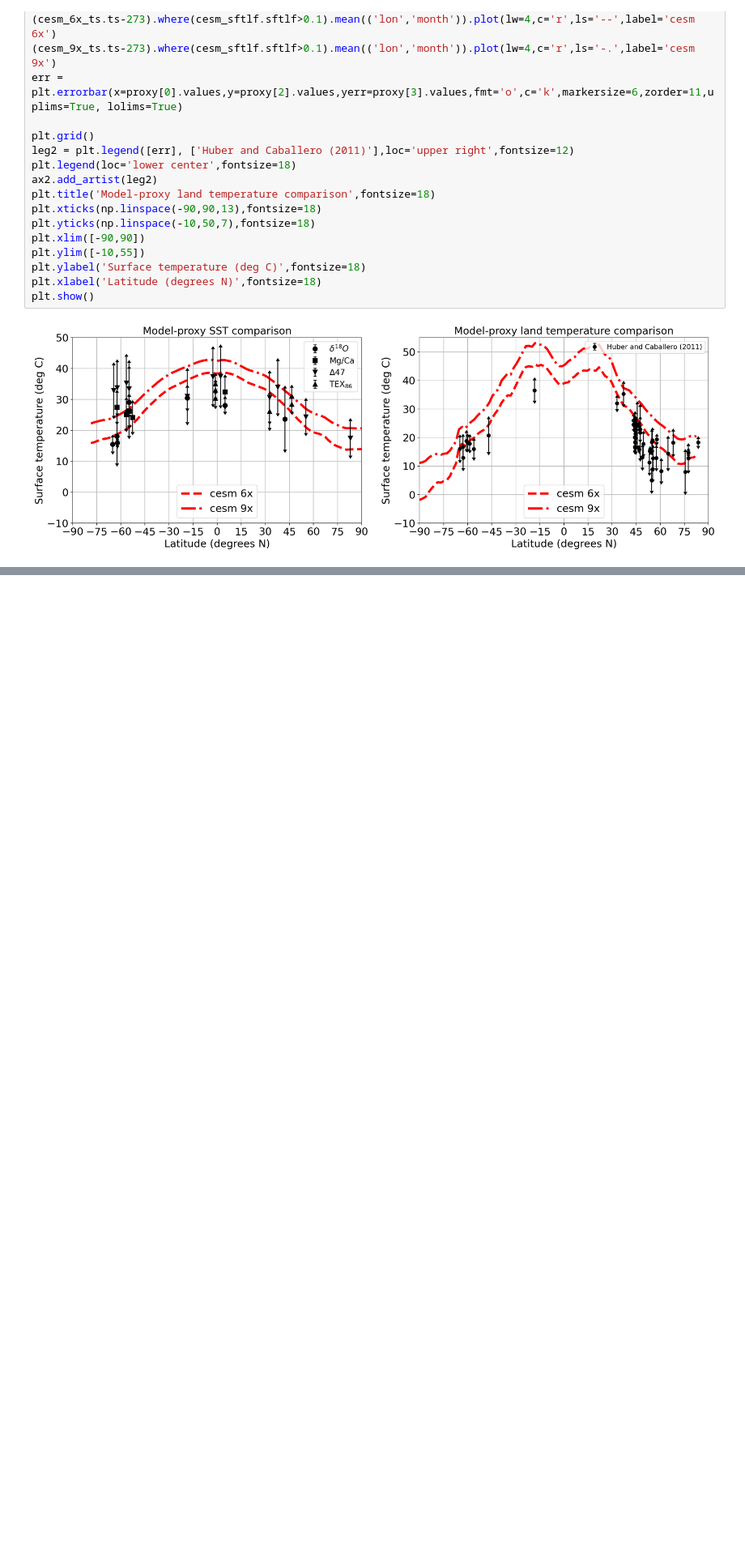
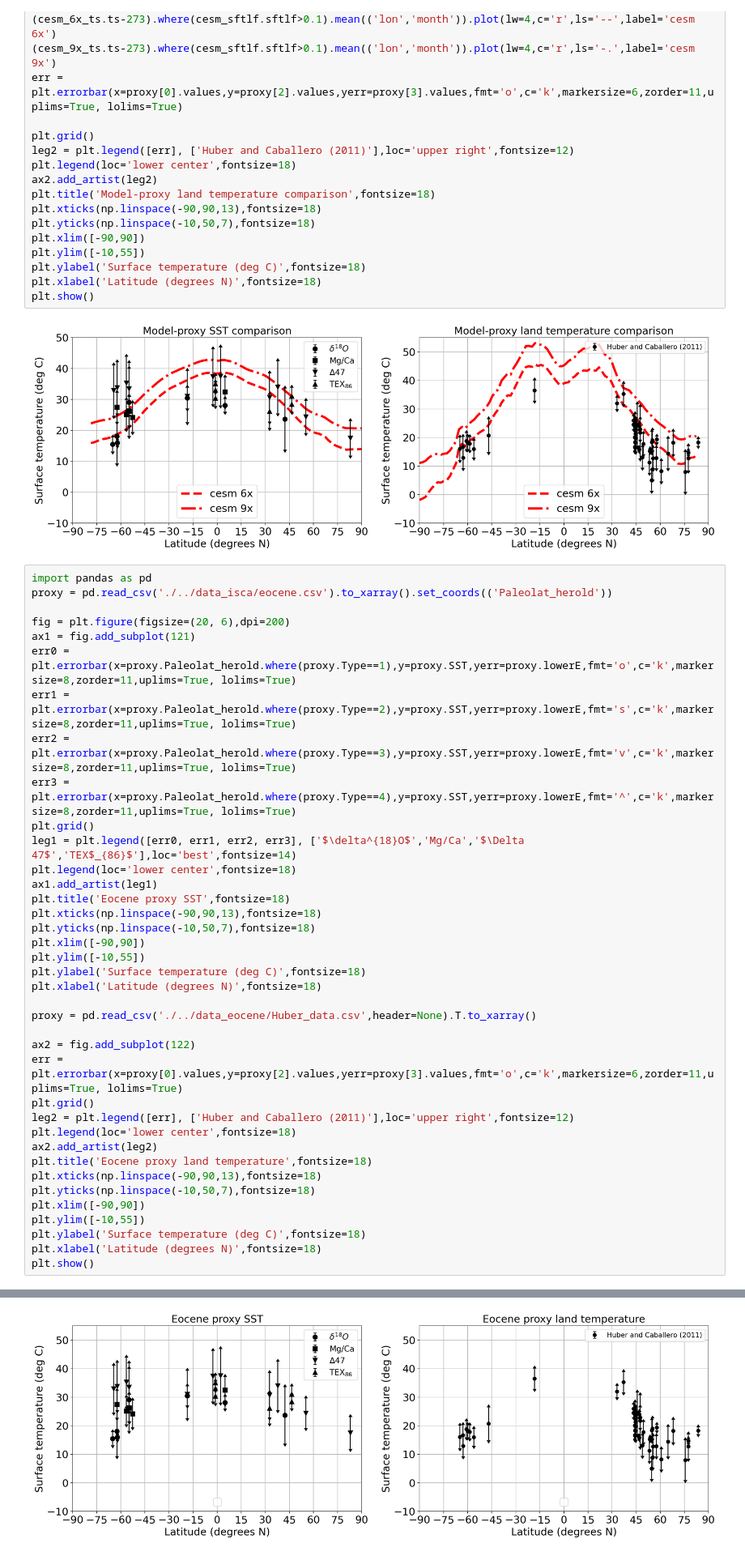
Before and after one commit to matthewjhenry/eocene, a Jupyter notebook: eocene_deepmip.ipynb, the cells around one changed output, grey strips where cells are left out. Shown at 81% size. Cells and saved outputs as stored; diff of their text form; blank space fills up the shorter version.

```diff
--- a/eocene_deepmip.ipynb
+++ b/eocene_deepmip.ipynb
@@ -469,3 +499,42 @@ plt.xlabel('Latitude (degrees N)',fontsize=18)
 plt.show()
 # %% [output]
 [figure]
+# %%
+import pandas as pd
+proxy = pd.read_csv('./../data_isca/eocene.csv').to_xarray().set_coords(('Paleolat_herold'))
+
+fig = plt.figure(figsize=(20, 6),dpi=200)
+ax1 = fig.add_subplot(121)
+err0 = plt.errorbar(x=proxy.Paleolat_herold.where(proxy.Type==1),y=proxy.SST,yerr=proxy.lowerE,fmt='o',c='k',markersize=8,zorder=11,uplims=True, lolims=True)
+err1 = plt.errorbar(x=proxy.Paleolat_herold.where(proxy.Type==2),y=proxy.SST,yerr=proxy.lowerE,fmt='s',c='k',markersize=8,zorder=11,uplims=True, lolims=True)
+err2 = plt.errorbar(x=proxy.Paleolat_herold.where(proxy.Type==3),y=proxy.SST,yerr=proxy.lowerE,fmt='v',c='k',markersize=8,zorder=11,uplims=True, lolims=True)
+err3 = plt.errorbar(x=proxy.Paleolat_herold.where(proxy.Type==4),y=proxy.SST,yerr=proxy.lowerE,fmt='^',c='k',markersize=8,zorder=11,uplims=True, lolims=True)
+plt.grid()
+leg1 = plt.legend([err0, err1, err2, err3], ['$\delta^{18}O$','Mg/Ca','$\Delta 47$','TEX$_{86}$'],loc='best',fontsize=14)
+plt.legend(loc='lower center',fontsize=18)
+ax1.add_artist(leg1)
+plt.title('Eocene proxy SST',fontsize=18)
+plt.xticks(np.linspace(-90,90,13),fontsize=18)
+plt.yticks(np.linspace(-10,50,7),fontsize=18)
+plt.xlim([-90,90])
+plt.ylim([-10,55])
+plt.ylabel('Surface temperature (deg C)',fontsize=18)
+plt.xlabel('Latitude (degrees N)',fontsize=18)
+
+proxy = pd.read_csv('./../data_eocene/Huber_data.csv',header=None).T.to_xarray()
+
+ax2 = fig.add_subplot(122)
+err = plt.errorbar(x=proxy[0].values,y=proxy[2].values,yerr=proxy[3].values,fmt='o',c='k',markersize=6,zorder=11,uplims=True, lolims=True)
+plt.grid()
+leg2 = plt.legend([err], ['Huber and Caballero (2011)'],loc='upper right',fontsize=12)
+plt.legend(loc='lower center',fontsize=18)
+ax2.add_artist(leg2)
+plt.title('Eocene proxy land temperature',fontsize=18)
+plt.xticks(np.linspace(-90,90,13),fontsize=18)
+plt.yticks(np.linspace(-10,50,7),fontsize=18)
+plt.xlim([-90,90])
+plt.ylim([-10,55])
+plt.ylabel('Surface temperature (deg C)',fontsize=18)
+plt.xlabel('Latitude (degrees N)',fontsize=18)
+plt.show()
+# %% [output]
@@ -472,3 +543,4 @@ plt.show()
+[figure, added]
 # %%
 cesm_lc = [cesm_1x_cl.cl.sel(plev=slice(100000,70000)).mean(('lon','plev','month')).weighted(weights).mean('lat').values,
 cesm_3x_cl.cl.sel(plev=slice(100000,70000)).mean(('lon','plev','month')).weighted(weights).mean('lat').values,
```
Also changed, not shown: parts of 5 cells of this notebook.
